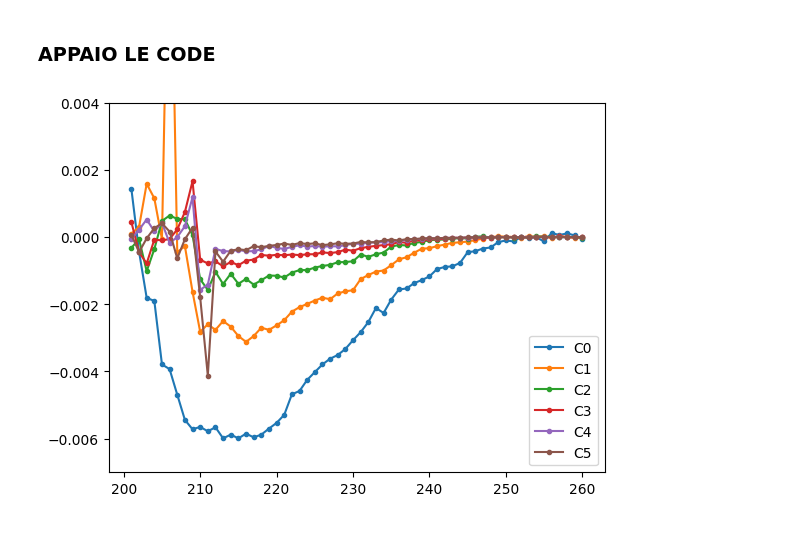
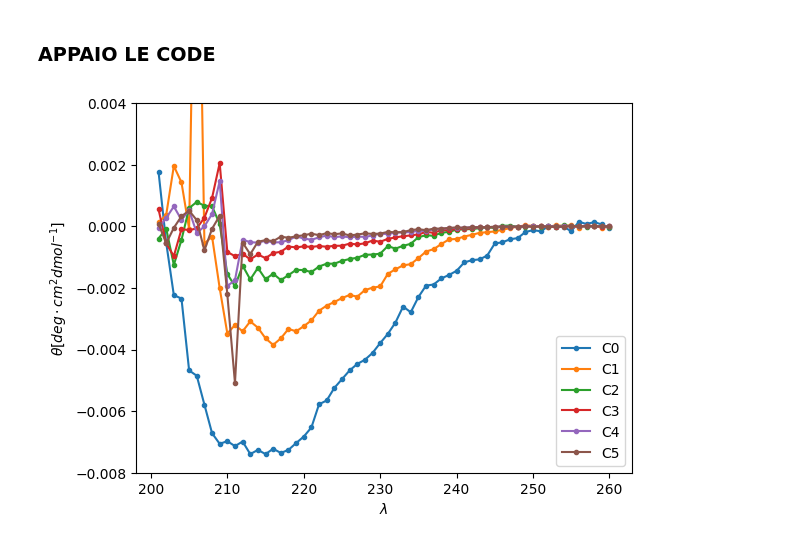
Before and after one commit to CarminatiGiovanni/LaboratorioBiofisica, a Jupyter notebook: DICROISMO/denaturazione.ipynb, the cells around one changed output. Saved outputs shown, nothing was run; the diff lists cells and outputs as text; code cells hidden in the pictures.

```diff
--- a/DICROISMO/denaturazione.ipynb
+++ b/DICROISMO/denaturazione.ipynb
@@ -29,6 +29,11 @@ spettri.tail()
 | 57 | 203 | -0.02256 | -0.01913 | -0.02492 | -0.02548 | -0.01868 | -0.02221 |
 | 58 | 202 | -0.02118 | -0.02115 | -0.02197 | -0.02395 | -0.02055 | -0.02537 |
 | 59 | 201 | -0.01932 | -0.02146 | -0.02278 | -0.01982 | -0.02226 | -0.02139 |
+# %%
+N = 162 #numero residui BLG
+l = 0.5 # lunghezza cammino ottico in cm
+R = 8.314 # J/(mol * K)
+T = 300 # K
 # %%
 # import concentrazioni
 concentrazioni = pd.read_csv('concentrazioni_soluzioni.csv')['C(GuHCl) [M] sperimentale'].to_numpy() * 1000000 # μM
@@ -51,21 +56,23 @@ plt.show()
 # %%
 for i,conc in enumerate(['C0','C1', 'C2','C3', 'C4', 'C5']):
     λ =  spettri['λ']
     if i != 0:
-        θ = spettri[conc]/(concentrazioni[i])
+        θ = spettri[conc]*100/(concentrazioni[i]*N*l)
     else:
-        θ = spettri[conc]
+        θ = spettri[conc]*100/(N*l)
 
     mean = θ[λ > 250].mean()
     θ -= mean
     spettri[conc] = θ # diviso per la concentrazione e code appaiate a zero
     plt.plot(λ,θ,marker='.',label=conc)
 
-plt.ylim([-0.007,+0.004])
+plt.ylim([-0.008,+0.004])
+plt.xlabel('$\\lambda$')
+plt.ylabel('$\\theta [deg\\cdot cm^2 dmol^{-1}]$')
 plt.legend()
 plt.show()
 # %% [output]
-[figure, old version]
+[figure, new version]
 # %%
 λ = spettri['λ']
 
```
Also changed, not shown: parts of 7 cells of this notebook, 2 other files.
